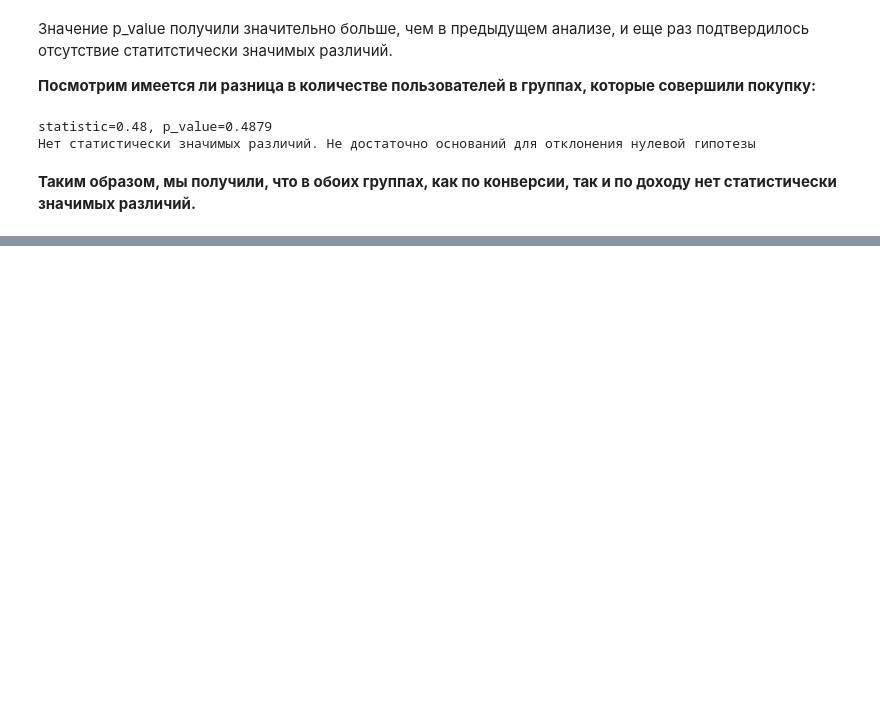
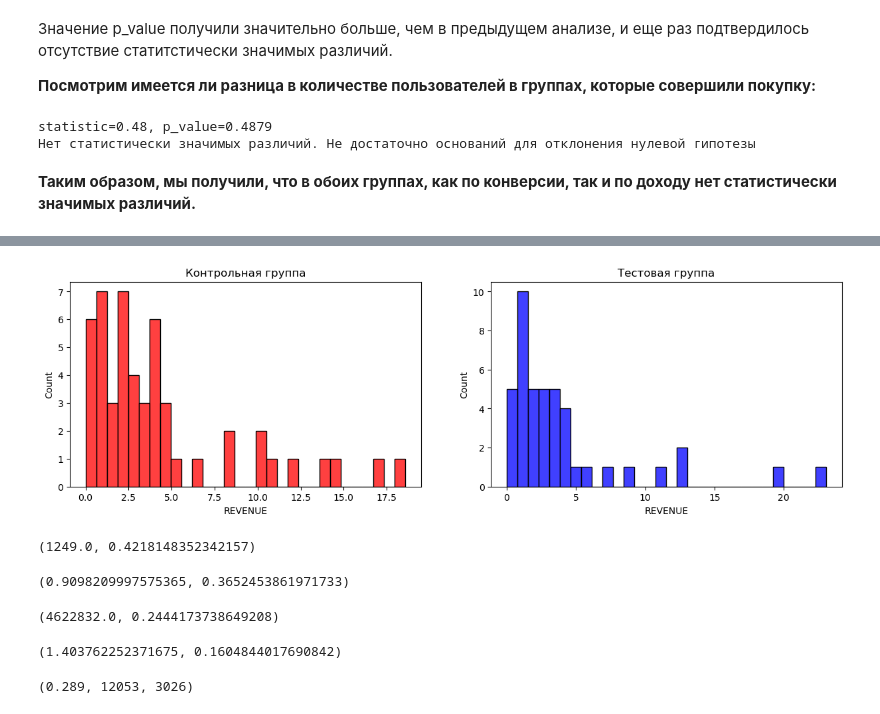
Before and after one commit to ElenaAgapitova/AB_split_testing, a Jupyter notebook: ПрЗд_8.ipynb, the cells around one changed output, grey strips where cells are left out. Drawn from its saved outputs; the diff is of its cells as text; code cells hidden in the pictures; blank space fills up the shorter version.

```diff
--- a/ПрЗд_8.ipynb
+++ b/ПрЗд_8.ipynb
@@ -255,0 +318,65 @@ statistic=0.48, p_value=0.4879
+# %%
+df_A = df_A[df_A['REVENUE'] < df_A['REVENUE'].quantile(0.99)]
+
+fig, (ax_histplot, ay_histplot) = plt.subplots(1, 2, figsize=(15, 4))
+
+ax_histplot.set_title('Контрольная группа')
+ay_histplot.set_title('Тестовая группа')
+sns.histplot(df_A['REVENUE'], bins=30, color='r', ax=ax_histplot)
+sns.histplot(df_B['REVENUE'], bins=30, color='b', ax=ay_histplot);
+# %% [output]
+[figure, added]
+# %%
+stat, p_value = mannwhitneyu(df_A['REVENUE'].values, df_B['REVENUE'].values)
+stat, p_value
+# %% [output]
+(1249.0, 0.4218148352342157)
+# %%
+from scipy.stats import ttest_ind
+stat, p_value = ttest_ind(df_A['REVENUE'].values, df_B['REVENUE'].values, equal_var=False)
+stat, p_value
+# %% [output]
+(0.9098209997575365, 0.3652453861971733)
+# %%
+df_A_1 = df_new[df_new.VARIANT_NAME == 'control']
+df_B_1 = df_new[df_new.VARIANT_NAME == 'variant']
+
+stat, p_value = mannwhitneyu(df_A_1['REVENUE'].values, df_B_1['REVENUE'].values)
+stat, p_value
+# %% [output]
+(4622832.0, 0.2444173738649208)
+# %%
+from scipy.stats import ttest_ind
+stat, p_value = ttest_ind(df_A_1['REVENUE'].values, df_B_1['REVENUE'].values, equal_var=False)
+stat, p_value
+# %% [output]
+(1.403762252371675, 0.1604844017690842)
+# %%
+from statsmodels.stats.power import TTestIndPower
+
+C_mean = df_A_1.REVENUE.values.mean()
+
+T_mean = df_B_1.REVENUE.values.mean()
+
+
+C_std = df_A_1.REVENUE.values.std()
+
+T_std = df_B_1.REVENUE.values.std()
+
+n =  len(df_A_1.REVENUE.values)
+
+S = np.sqrt((T_std**2 + C_std **2)/ 2)
+ef = (T_mean-C_mean) / S
+
+alpha = 0.05
+pow_ = 0.80
+
+analysis = TTestIndPower()
+result_1 = analysis.solve_power(ef, power=None,
+nobs1=n, ratio=1.0, alpha=alpha)
+
+result_2 = analysis.solve_power(ef, power=pow_, ratio=1.0, alpha=alpha)
+
+round(result_1, 3), round(result_2), n
+# %% [output]
+(0.289, 12053, 3026)
```
Also changed, not shown: parts of 8 cells of this notebook.
